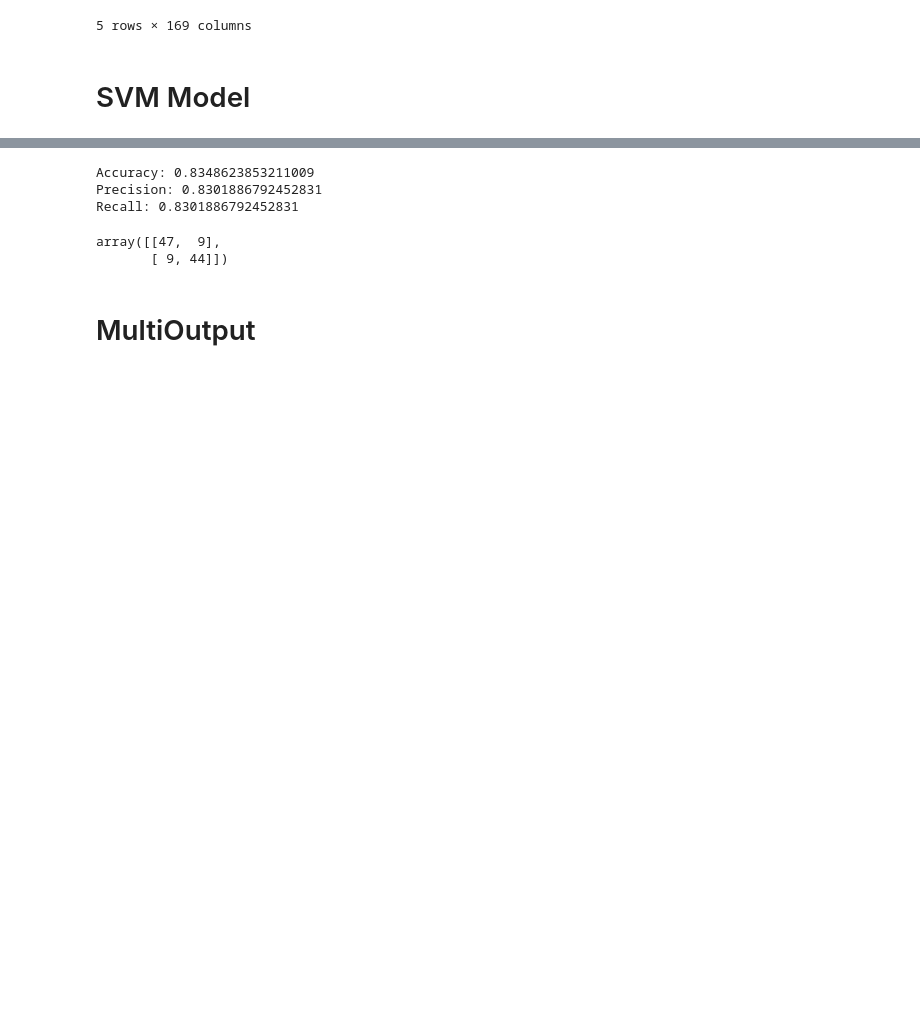
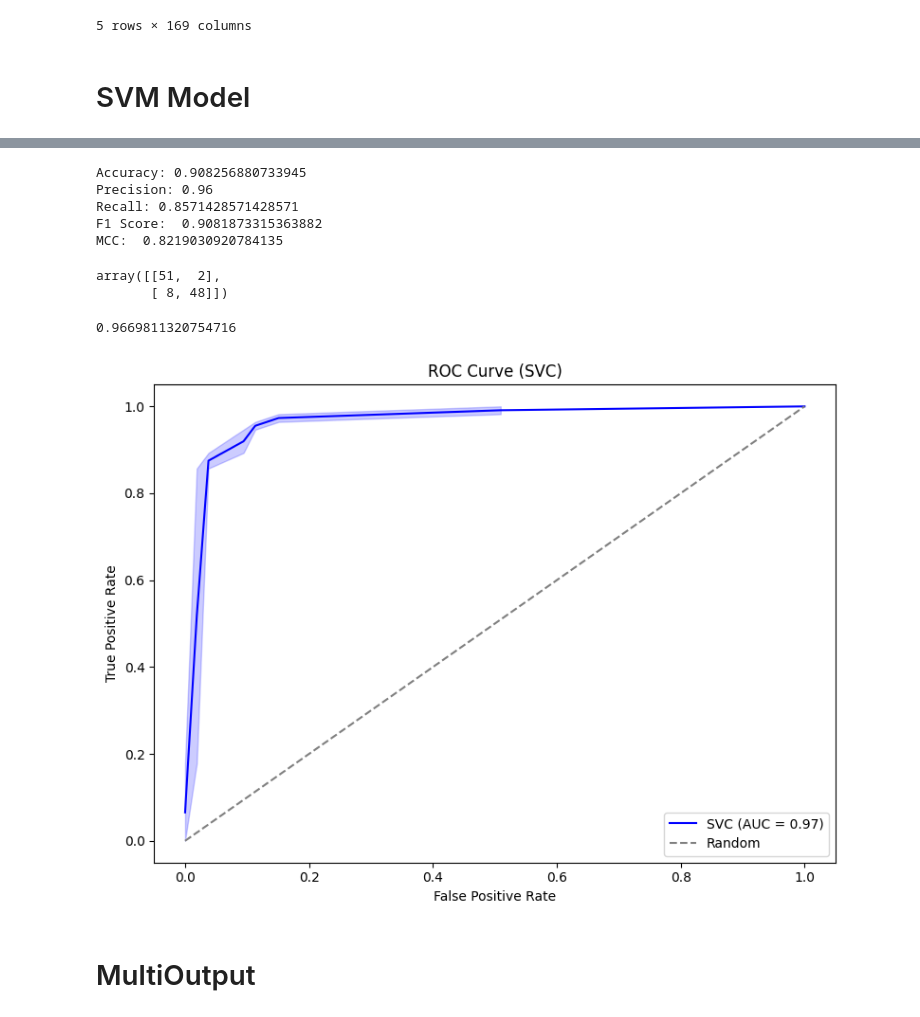
Before and after one commit to Aquila69420/adni-ml, a Jupyter notebook: classification.ipynb, the cells around one changed output, grey strips where cells are left out. Cells and saved outputs as stored; diff of their text form; code cells hidden in the pictures; blank space fills up the shorter version.

```diff
--- a/classification.ipynb
+++ b/classification.ipynb
@@ -51,16 +53,13 @@ df.head()
 # %% [markdown]
 # SVM Model
 # %%
-from sklearn.model_selection import train_test_split
-from sklearn.preprocessing import StandardScaler
-
 X = df.drop(columns=['A+', 'T+', 'N+'])
-y = df['A+']  # Make sure y is a 1D Series
+y = df['N+']
 
 scaler = StandardScaler()
 X = scaler.fit_transform(X)
 
-X = pd.DataFrame(X, columns=df.drop(columns=['A+', 'T+', 'N+']).columns)  # Preserve column names
+X = pd.DataFrame(X, columns=df.drop(columns=['A+', 'T+', 'N+']).columns)
 
 features = mrmr.mrmr_classif(X, y, K=25)
 # %%
@@ -97,15 +94,41 @@ y_pred = clf.predict(X_test)
 print("Accuracy:",accuracy_score(y_test, y_pred))
 print("Precision:",precision_score(y_test, y_pred))
 print("Recall:",recall_score(y_test, y_pred))
+print('F1 Score: ', f1_score(y_test, y_pred, average='macro'))
+print("MCC: ", matthews_corrcoef(y_test, y_pred))
 # %% [output]
-Accuracy: 0.8348623853211009
-Precision: 0.8301886792452831
-Recall: 0.8301886792452831
+Accuracy: 0.908256880733945
+Precision: 0.96
+Recall: 0.8571428571428571
+F1 Score:  0.9081873315363882
+MCC:  0.8219030920784135
 # %%
 confusion_matrix(y_test, y_pred)
 # %% [output]
-array([[47,  9],
-       [ 9, 44]])
+array([[51,  2],
+       [ 8, 48]])
+# %%
+y_scores = clf.decision_function(X_test)
+
+roc_auc_score(y_test, y_scores)
+# %% [output]
+0.9669811320754716
+# %%
+fpr, tpr, _ = roc_curve(y_test, y_scores)
+roc_auc = roc_auc_score(y_test, y_scores)
+
+plt.figure(figsize=(8, 6))
+sns.lineplot(x=fpr, y=tpr, label=f"SVC (AUC = {roc_auc:.2f})", color='blue')
+sns.lineplot(x=[0, 1], y=[0, 1], linestyle='--', color='gray', label='Random')
+
+plt.xlabel('False Positive Rate')
+plt.ylabel('True Positive Rate')
+plt.title('ROC Curve (SVC)')
+plt.legend(loc='lower right')
+plt.tight_layout()
+plt.show()
+# %% [output]
+[figure, added]
 # %% [markdown]
 # MultiOutput
 # %%
```
Also changed, not shown: parts of 12 cells of this notebook, 3 other files.
